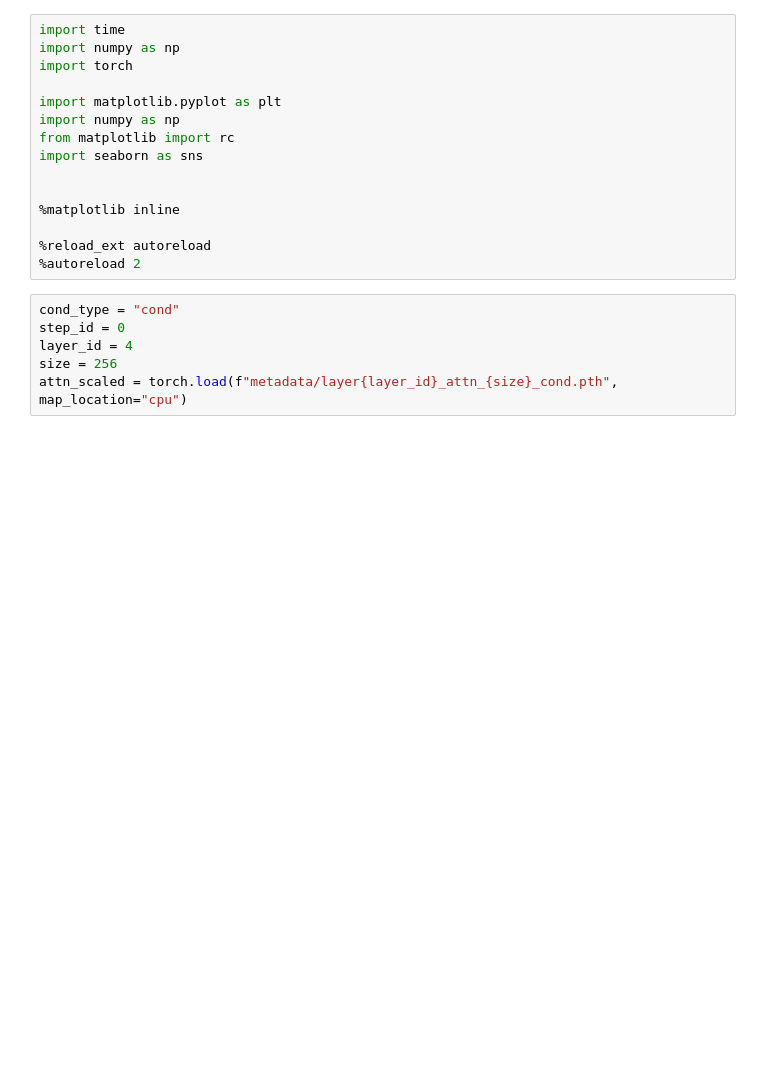
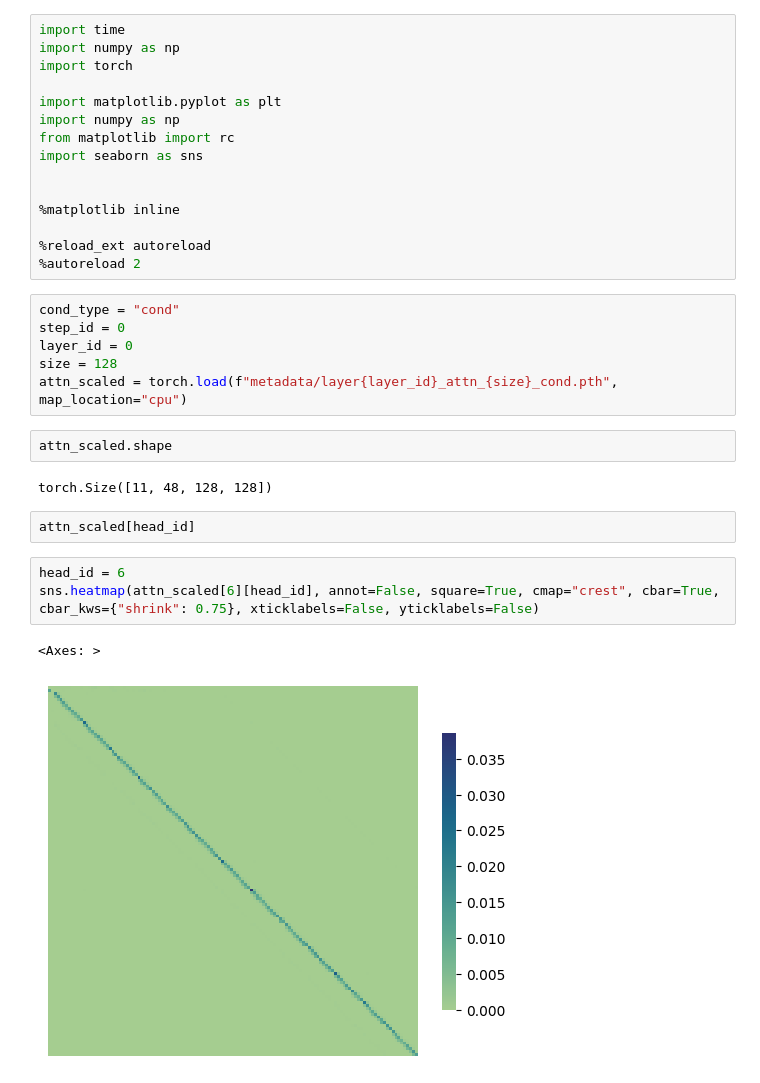
Before and after one commit to insuhan/dynamic-dit-attn, a Jupyter notebook: Untitled.ipynb, the cells around one changed output. Drawn from its saved outputs; the diff is of its cells as text; blank space fills up the shorter version.

Commit message:
add heatmap

```diff
--- a/Untitled.ipynb
+++ b/Untitled.ipynb
@@ -16,7 +16,19 @@ import seaborn as sns
 # %%
 cond_type = "cond"
 step_id = 0
-layer_id = 4
-size = 256
+layer_id = 0
+size = 128
 attn_scaled = torch.load(f"metadata/layer{layer_id}_attn_{size}_cond.pth", map_location="cpu")
+# %%
+attn_scaled.shape
+# %% [output]
+torch.Size([11, 48, 128, 128])
+# %%
+attn_scaled[head_id]
+# %%
+head_id = 6
+sns.heatmap(attn_scaled[6][head_id], annot=False, square=True, cmap="crest", cbar=True, cbar_kws={"shrink": 0.75}, xticklabels=False, yticklabels=False)
+# %% [output]
+<Axes: >
+[figure, added]
 # %%
```
Also changed, not shown: parts of 2 cells of this notebook, 8 other files.
